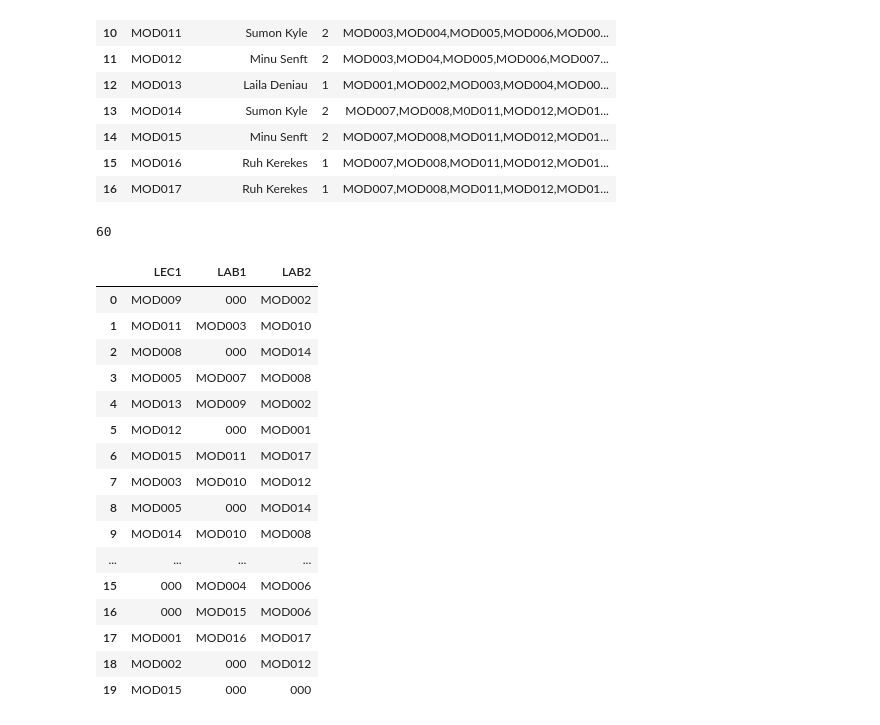
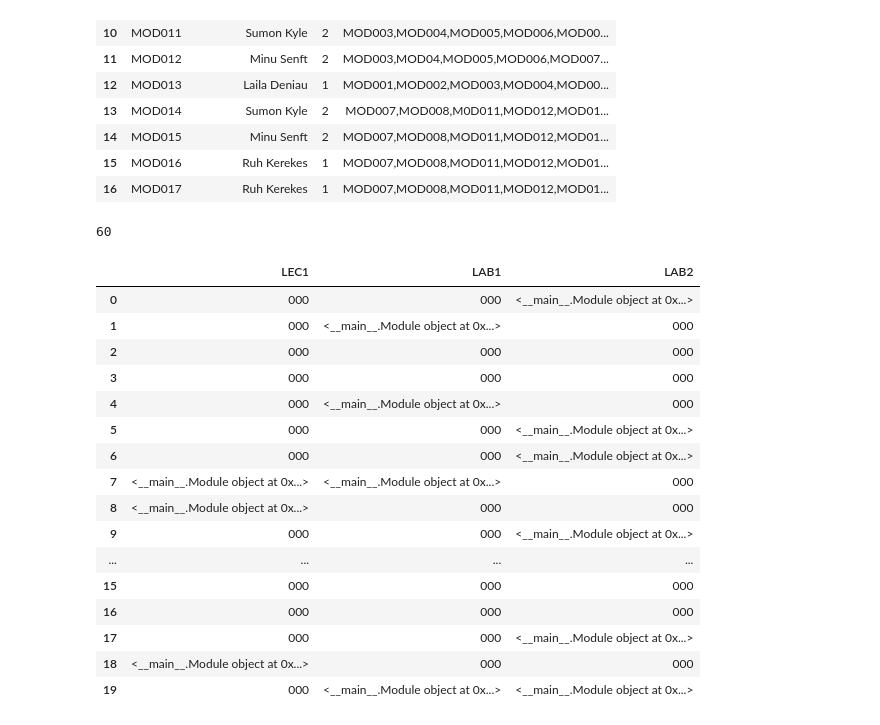
Before and after one commit to Firey56/COMP2002-Coursework, a Jupyter notebook: COMP2002 Jupyter Notebook.ipynb, the cells around one changed output. Saved outputs shown, nothing was run; the diff lists cells and outputs as text; code cells hidden in the pictures.

Commit message:
Added ruin and recreate function and removed some prints

```diff
--- a/COMP2002 Jupyter Notebook.ipynb
+++ b/COMP2002 Jupyter Notebook.ipynb
@@ -138,50 +139,50 @@ list = []
 for index, row in data.iterrows():
     list.append(Module(row[0], row[1], row[2], row[3]))
 # %%
-#Creates the module list with the amount of times it has to go into the timetable
-import random
-moduleAmount = []
-for i in range(len(list)):
-    moduleAmount.append(list[i].moduleName)
-    for j in range(list[i].labs):
-        moduleAmount.append(list[i].moduleName)
-#Make sure that the frame gets filled
-i = len(moduleAmount)
-while(len(moduleAmount) < 60):
-    moduleAmount.append("000")
-#Shuffled the array for a random solution
-np.random.shuffle(moduleAmount)
-df = pandas.DataFrame(columns=['LEC1','LAB1','LAB2'],index=range(0,20))
-print(len(moduleAmount))
-j = 0
-k = 0
-for i in range(len(moduleAmount)):
-    if i < 20:
-        df.loc[i, 'LEC1'] = moduleAmount[i]
-    elif i >= 20 and i < 40:
-        df.loc[j, 'LAB1'] = moduleAmount[i]
-        j += 1
-    elif i >= 40 and i < 60:
-        df.loc[k, 'LAB2'] = moduleAmount[i]
-        k += 1
-
-df
+def RuinandRecreate():
+    #Creates the module list with the amount of times it has to go into the timetable
+    import random
+    moduleAmount = []
+    for i in range(len(list)):
+        moduleAmount.append(list[i])
+        for j in range(list[i].labs):
+            list[i].lab = True
+            moduleAmount.append(list[i])
+    #Make sure that the frame gets filled
+    i = len(moduleAmount)
+    while(len(moduleAmount) < 60):
+        moduleAmount.append("000")
+    #Shuffled the array for a random solution
+    np.random.shuffle(moduleAmount)
+    df = pandas.DataFrame(columns=['LEC1','LAB1','LAB2'],index=range(0,20))
+    j = 0
+    k = 0
+    for i in range(len(moduleAmount)):
+        if i < 20:
+            df.loc[i, 'LEC1'] = moduleAmount[i]
+        elif i >= 20 and i < 40:
+            df.loc[j, 'LAB1'] = moduleAmount[i]
+            j += 1
+        elif i >= 40 and i < 60:
+            df.loc[k, 'LAB2'] = moduleAmount[i]
+            k += 1
+    df
 # %% [output]
 60
 |  | LEC1 | LAB1 | LAB2 |
-| 0 | MOD009 | 000 | MOD002 |
-| 1 | MOD011 | MOD003 | MOD010 |
-| 2 | MOD008 | 000 | MOD014 |
-| 3 | MOD005 | MOD007 | MOD008 |
-| 4 | MOD013 | MOD009 | MOD002 |
-| 5 | MOD012 | 000 | MOD001 |
-| 6 | MOD015 | MOD011 | MOD017 |
-| 7 | MOD003 | MOD010 | MOD012 |
-| 8 | MOD005 | 000 | MOD014 |
-| 9 | MOD014 | MOD010 | MOD008 |
+| 0 | 000 | 000 | <__main__.Module object at 0x...> |
+| 1 | 000 | <__main__.Module object at 0x...> | 000 |
+| 2 | 000 | 000 | 000 |
+| 3 | 000 | 000 | 000 |
+| 4 | 000 | <__main__.Module object at 0x...> | 000 |
+| 5 | 000 | 000 | <__main__.Module object at 0x...> |
+| 6 | 000 | 000 | <__main__.Module object at 0x...> |
+| 7 | <__main__.Module object at 0x...> | <__main__.Module object at 0x...> | 000 |
+| 8 | <__main__.Module object at 0x...> | 000 | 000 |
+| 9 | 000 | 000 | <__main__.Module object at 0x...> |
 | ... | ... | ... | ... |
-| 15 | 000 | MOD004 | MOD006 |
-| 16 | 000 | MOD015 | MOD006 |
-| 17 | MOD001 | MOD016 | MOD017 |
-| 18 | MOD002 | 000 | MOD012 |
-| 19 | MOD015 | 000 | 000 |
+| 15 | 000 | 000 | 000 |
+| 16 | 000 | 000 | 000 |
+| 17 | 000 | 000 | <__main__.Module object at 0x...> |
+| 18 | <__main__.Module object at 0x...> | 000 | 000 |
+| 19 | 000 | <__main__.Module object at 0x...> | <__main__.Module object at 0x...> |
```
Also changed, not shown: parts of 2 cells of this notebook.
